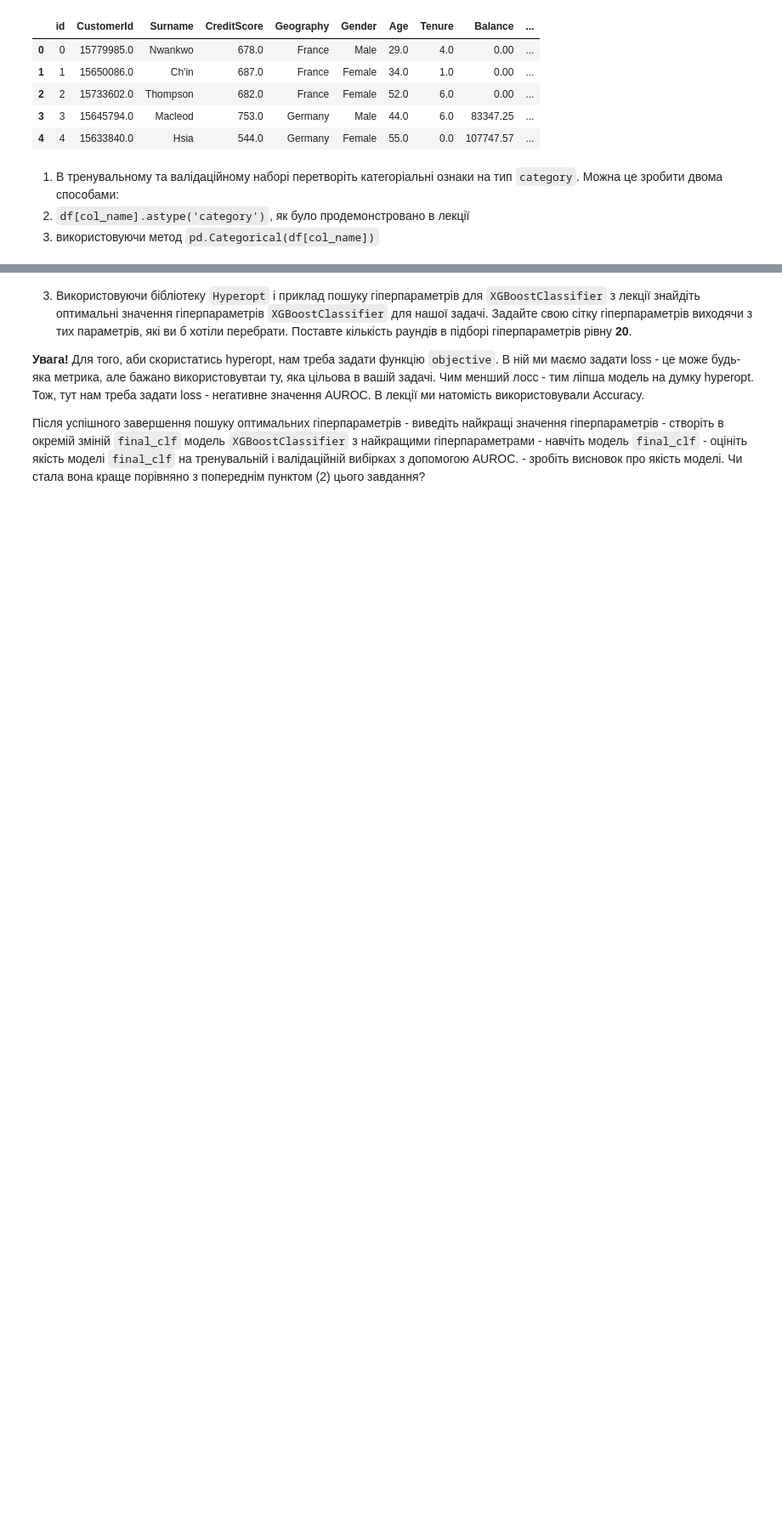
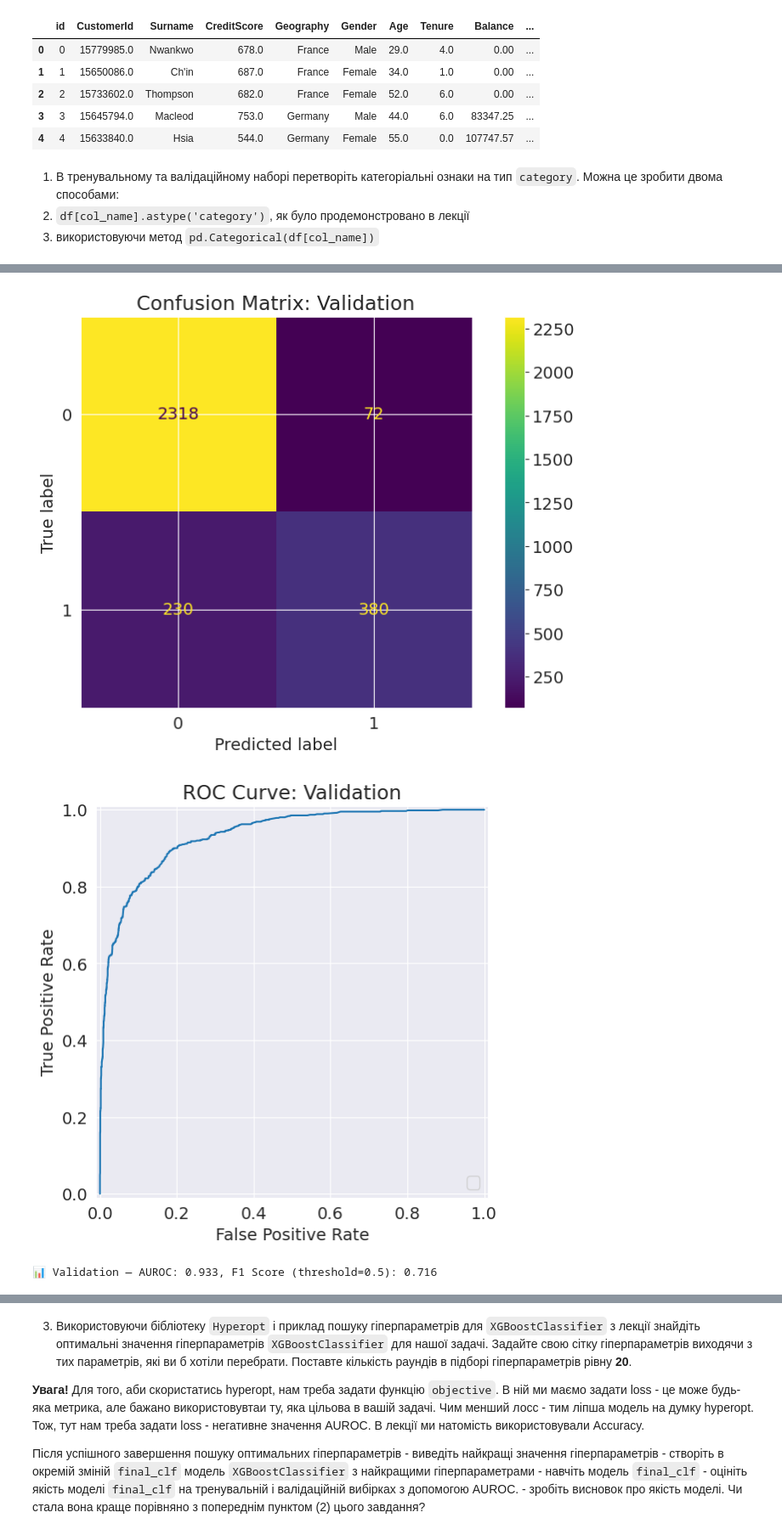
Before and after one commit to o-semenkova/ml_home_tasks, a Jupyter notebook: HW_2_4_Алгоритми_бустингу.ipynb, the cells around one changed output, grey strips where cells are left out. Shown at 85% size. Saved outputs shown, nothing was run; the diff lists cells and outputs as text; code cells hidden in the pictures; blank space fills up the shorter version.

```diff
--- a/HW_2_4_Алгоритми_бустингу.ipynb
+++ b/HW_2_4_Алгоритми_бустингу.ipynb
@@ -112,0 +151,7 @@ xgboost==3.1.3
+# %%
+val_probs = xgb_clf.predict_proba(val_inputs)[:, 1]
+evaluate_model_from_proba(val_targets, val_probs, 'Validation')
+# %% [output]
+[figure, added]
+[figure, added]
+📊 Validation — AUROC: 0.933, F1 Score (threshold=0.5): 0.716
```
Also changed, not shown: parts of 11 cells of this notebook.
